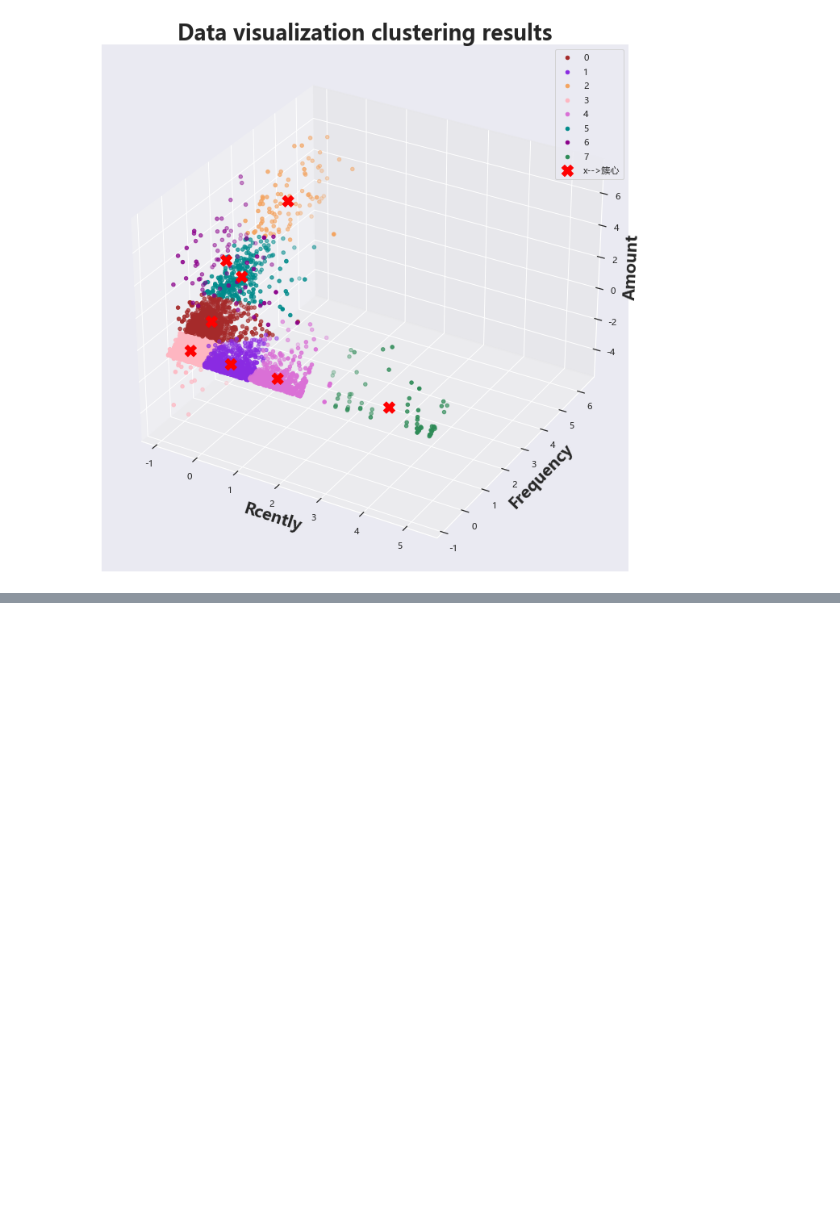
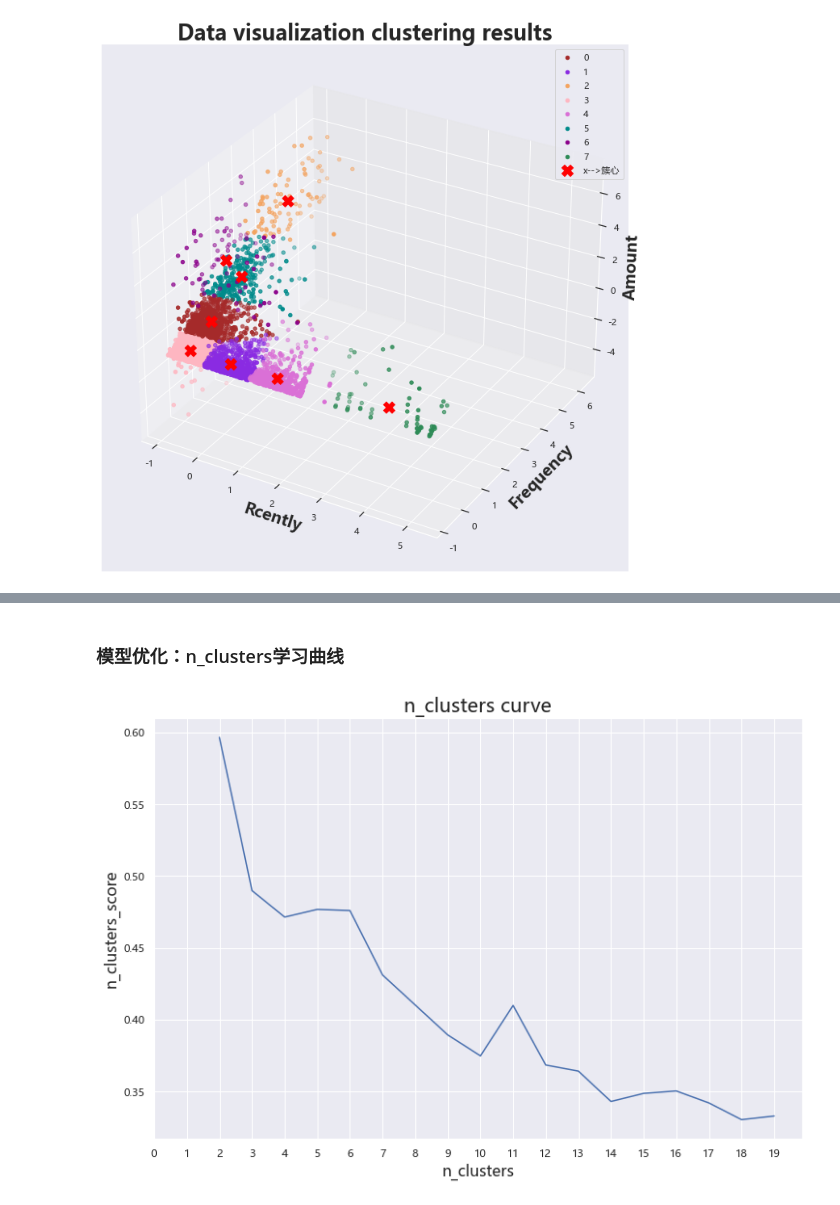
Before and after one commit to jaling9/PythonProjects, a Jupyter notebook: 基于kmean聚类实现用户分层RFM模型/基于kmeans聚类RFM模型.ipynb, the cells around one changed output, grey strips where cells are left out. Cells and saved outputs as stored; diff of their text form; code cells hidden in the pictures; blank space fills up the shorter version.

```diff
--- a/基于kmean聚类实现用户分层RFM模型/基于kmeans聚类RFM模型.ipynb
+++ b/基于kmean聚类实现用户分层RFM模型/基于kmeans聚类RFM模型.ipynb
@@ -517 +516,12 @@ For n_clusters = 19 The average silhouette_score is : 0.33300518707682725
 ... (7 outputs left out)
+# %% [markdown]
+### 模型优化：n_clusters学习曲线
+# %%
+plt.plot(range(2,20),n_clusters_score)
+plt.xlabel("n_clusters",fontsize=16)
+plt.ylabel("n_clusters_score",fontsize=16)
+plt.title("n_clusters curve",fontsize=20)
+plt.xticks(np.arange(0,20,step=1));
+;
+# %% [output]
+[figure, added]
```
Also changed, not shown: parts of 17 cells of this notebook.
